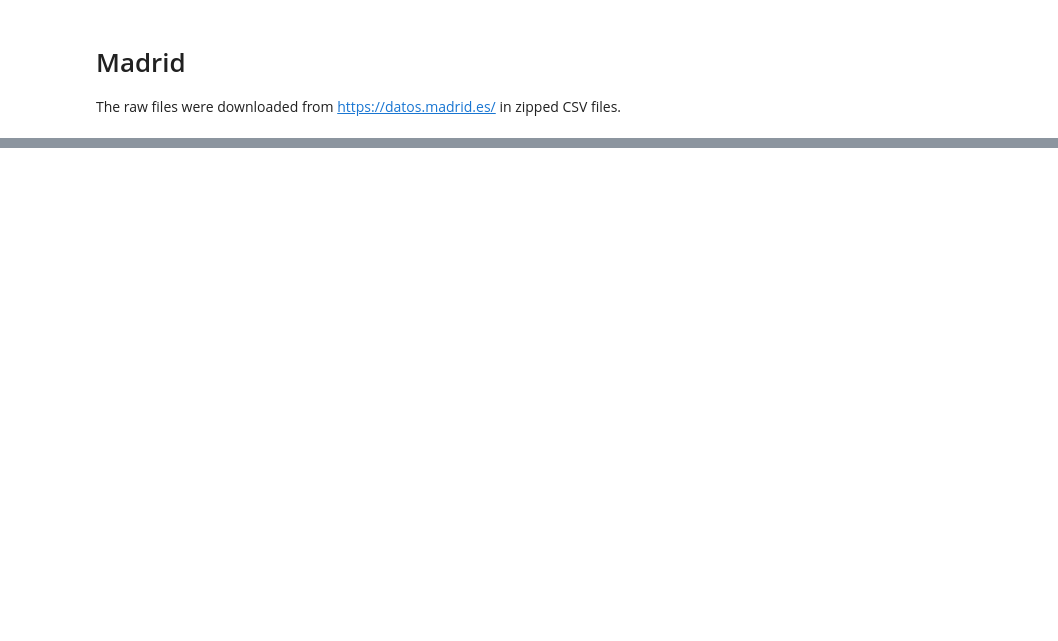
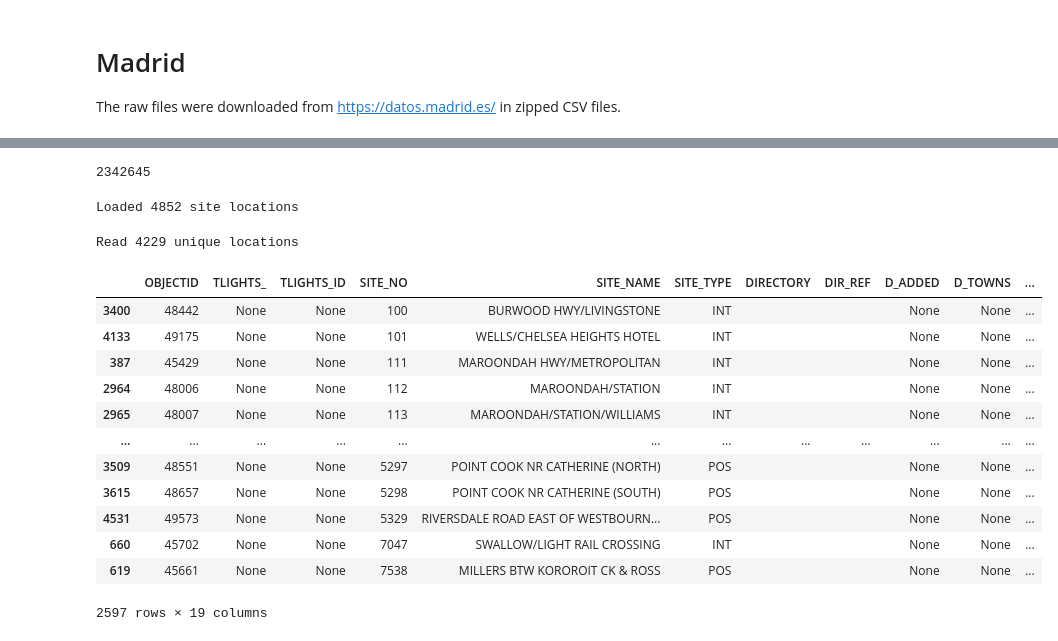
Before and after one commit to iarai/MeTS-10, a Jupyter notebook: analysis/val02_counters/counters01_prepare_data.ipynb, the cells around one changed output, grey strips where cells are left out. Drawn from its saved outputs; the diff is of its cells as text; code cells hidden in the pictures; blank space fills up the shorter version.

Commit message:
Counters pipeline. Adding additional counter locations for London TfL and Melbourne. Not used for validations.

```diff
--- a/analysis/val02_counters/counters01_prepare_data.ipynb
+++ b/analysis/val02_counters/counters01_prepare_data.ipynb
@@ -685,0 +776,59 @@ WARNING: unknown ID 32440320
+# %%
+#Download https://discover.data.vic.gov.au/dataset/traffic-lights1 as geojson
+locations_url = (
+    'https://vicroadsopendata-vicroadsmaps.opendata.arcgis.com/datasets/'
+    '1f3cb954526b471596dbffa30e56bb32_0.geojson?outSR=%7B%22latestWkid%22%3A3111%2C%22wkid%22%3A102171%7D'
+)
+r = requests.get(locations_url, allow_redirects=True)
+open(MELBOURNE_PATH / 'downloads' / 'Traffic_Lights.geojson', 'wb').write(r.content)
+# %% [output]
+2342645
+# %%
+MELBOURNE_BBOX = [-3810600, -3761100, 14475700, 14519300]
+
+melbourne_locations = geopandas.read_file(MELBOURNE_PATH / 'downloads' / 'Traffic_Lights.geojson')
+print(f'Loaded {len(melbourne_locations)} site locations')
+# %% [output]
+Loaded 4852 site locations
+# %%
+def read_vsdata_site_ids(zip_file, locations_df):
+    all_site_ids = set()
+    cfa = zipfile.ZipFile(zip_file, 'r')
+    for csv_file in cfa.namelist():
+        f = cfa.open(csv_file, 'r')
+        csvreader = csv.reader(TextIOWrapper(f, 'utf-8'), delimiter=',')
+        header = next(csvreader)
+        for row in csvreader:
+            try:
+                nb_scats_site = int(row[0])
+                all_site_ids.add(nb_scats_site)
+            except Exception:
+                continue
+    print(f'Read {len(all_site_ids)} unique locations')
+    return list(all_site_ids)
+
+melbourne_site_ids = read_vsdata_site_ids(MELBOURNE_PATH / 'downloads' / 'VSDATA_202006.zip', melbourne_locations)
+# %% [output]
+Read 4229 unique locations
+# %%
+# Filter only the used counter locations in the bounding box
+melbourne_locations = melbourne_locations[melbourne_locations['SITE_NO'].isin(melbourne_site_ids)]
+ymin, ymax, xmin, xmax = tuple([v/100000 for v in MELBOURNE_BBOX])
+melbourne_locations = melbourne_locations.cx[xmin:xmax, ymin:ymax]
+
+melbourne_locations = melbourne_locations.sort_values(by='SITE_NO')
+melbourne_locations
+# %% [output]
+|  | OBJECTID | TLIGHTS_ | TLIGHTS_ID | SITE_NO | SITE_NAME | SITE_TYPE | DIRECTORY | DIR_REF | D_ADDED | D_TOWNS | ... |
+| 3400 | 48442 | None | None | 100 | BURWOOD HWY/LIVINGSTONE | INT |  |  | None | None | ... |
+| 4133 | 49175 | None | None | 101 | WELLS/CHELSEA HEIGHTS HOTEL | INT |  |  | None | None | ... |
+| 387 | 45429 | None | None | 111 | MAROONDAH HWY/METROPOLITAN | INT |  |  | None | None | ... |
+| 2964 | 48006 | None | None | 112 | MAROONDAH/STATION | INT |  |  | None | None | ... |
+| 2965 | 48007 | None | None | 113 | MAROONDAH/STATION/WILLIAMS | INT |  |  | None | None | ... |
+| ... | ... | ... | ... | ... | ... | ... | ... | ... | ... | ... | ... |
+| 3509 | 48551 | None | None | 5297 | POINT COOK NR CATHERINE (NORTH) | POS |  |  | None | None | ... |
+| 3615 | 48657 | None | None | 5298 | POINT COOK NR CATHERINE (SOUTH) | POS |  |  | None | None | ... |
+| 4531 | 49573 | None | None | 5329 | RIVERSDALE ROAD EAST OF WESTBOURN... | POS |  |  | None | None | ... |
+| 660 | 45702 | None | None | 7047 | SWALLOW/LIGHT RAIL CROSSING | INT |  |  | None | None | ... |
+| 619 | 45661 | None | None | 7538 | MILLERS BTW KOROROIT CK & ROSS | POS |  |  | None | None | ... |
+2597 rows × 19 columns
```
Also changed, not shown: parts of 23 cells of this notebook, 2 other files.
